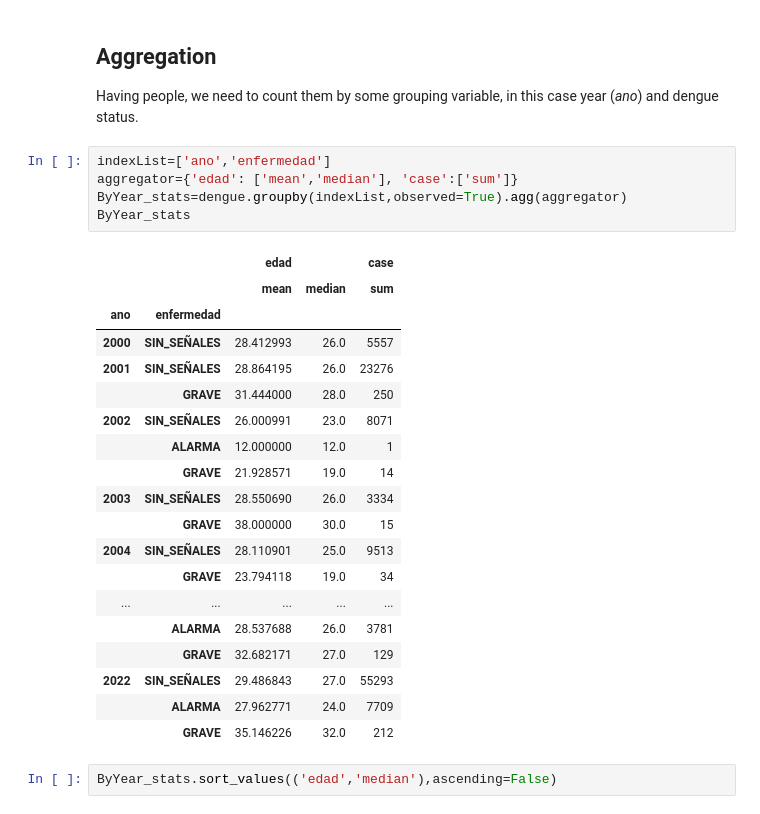
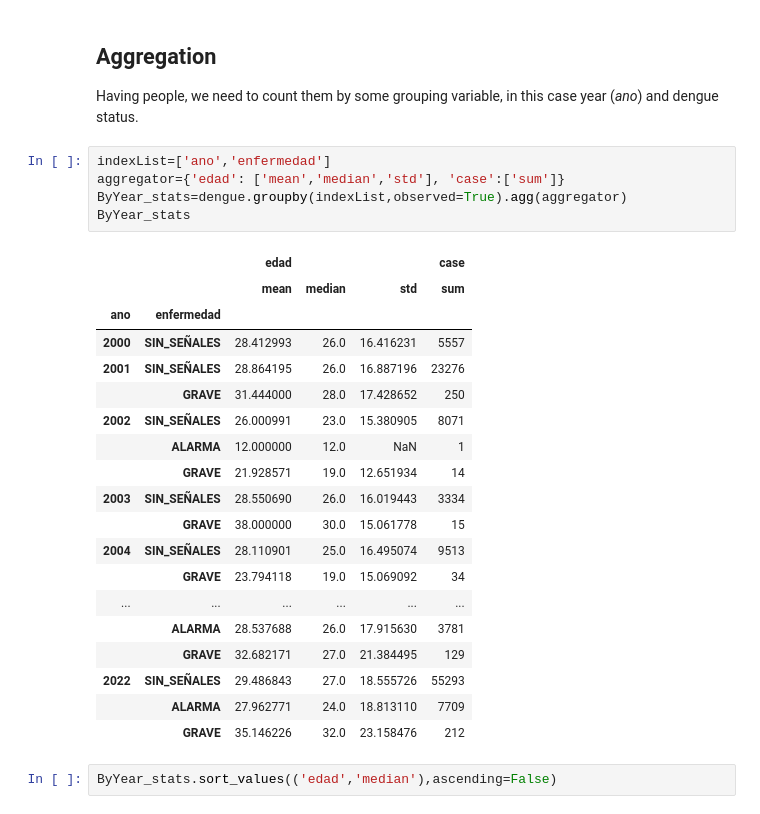
Before and after one commit to SocialAnalytics-StrategicIntelligence/TableOperations, a Jupyter notebook: index.ipynb, the cells around one changed output. Drawn from its saved outputs; the diff is of its cells as text.

```diff
--- a/index.ipynb
+++ b/index.ipynb
@@ -77,29 +77,29 @@ Let's start create some _info_ from these _data_!
 Having people, we need to count them by some grouping variable, in this case year (_ano_) and dengue status.
 # %%
 indexList=['ano','enfermedad']
-aggregator={'edad': ['mean','median'], 'case':['sum']}
+aggregator={'edad': ['mean','median','std'], 'case':['sum']}
 ByYear_stats=dengue.groupby(indexList,observed=True).agg(aggregator)
 ByYear_stats
 # %% [output]
-|  |  | edad |  | case |
-|  |  | mean | median | sum |
-| ano | enfermedad |  |  |  |
-| 2000 | SIN_SEÑALES | 28.412993 | 26.0 | 5557 |
-| 2001 | SIN_SEÑALES | 28.864195 | 26.0 | 23276 |
-|  | GRAVE | 31.444000 | 28.0 | 250 |
-| 2002 | SIN_SEÑALES | 26.000991 | 23.0 | 8071 |
-|  | ALARMA | 12.000000 | 12.0 | 1 |
-|  | GRAVE | 21.928571 | 19.0 | 14 |
-| 2003 | SIN_SEÑALES | 28.550690 | 26.0 | 3334 |
-|  | GRAVE | 38.000000 | 30.0 | 15 |
-| 2004 | SIN_SEÑALES | 28.110901 | 25.0 | 9513 |
-|  | GRAVE | 23.794118 | 19.0 | 34 |
-| ... | ... | ... | ... | ... |
-|  | ALARMA | 28.537688 | 26.0 | 3781 |
-|  | GRAVE | 32.682171 | 27.0 | 129 |
-| 2022 | SIN_SEÑALES | 29.486843 | 27.0 | 55293 |
-|  | ALARMA | 27.962771 | 24.0 | 7709 |
-|  | GRAVE | 35.146226 | 32.0 | 212 |
+|  |  | edad |  |  | case |
+|  |  | mean | median | std | sum |
+| ano | enfermedad |  |  |  |  |
+| 2000 | SIN_SEÑALES | 28.412993 | 26.0 | 16.416231 | 5557 |
+| 2001 | SIN_SEÑALES | 28.864195 | 26.0 | 16.887196 | 23276 |
+|  | GRAVE | 31.444000 | 28.0 | 17.428652 | 250 |
+| 2002 | SIN_SEÑALES | 26.000991 | 23.0 | 15.380905 | 8071 |
+|  | ALARMA | 12.000000 | 12.0 | NaN | 1 |
+|  | GRAVE | 21.928571 | 19.0 | 12.651934 | 14 |
+| 2003 | SIN_SEÑALES | 28.550690 | 26.0 | 16.019443 | 3334 |
+|  | GRAVE | 38.000000 | 30.0 | 15.061778 | 15 |
+| 2004 | SIN_SEÑALES | 28.110901 | 25.0 | 16.495074 | 9513 |
+|  | GRAVE | 23.794118 | 19.0 | 15.069092 | 34 |
+| ... | ... | ... | ... | ... | ... |
+|  | ALARMA | 28.537688 | 26.0 | 17.915630 | 3781 |
+|  | GRAVE | 32.682171 | 27.0 | 21.384495 | 129 |
+| 2022 | SIN_SEÑALES | 29.486843 | 27.0 | 18.555726 | 55293 |
+|  | ALARMA | 27.962771 | 24.0 | 18.813110 | 7709 |
+|  | GRAVE | 35.146226 | 32.0 | 23.158476 | 212 |
 # %%
 ByYear_stats.sort_values(('edad','median'),ascending=False)
 # %% [output]
```
